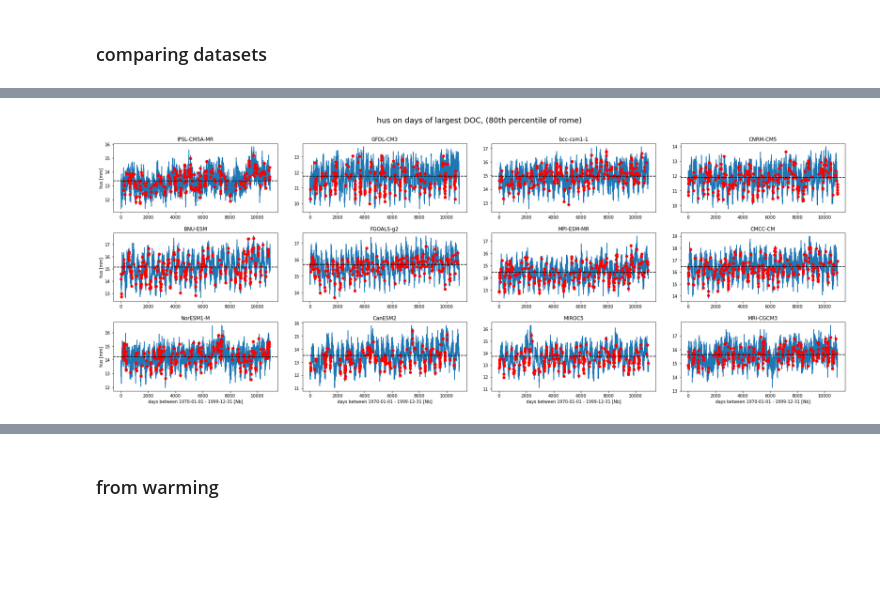
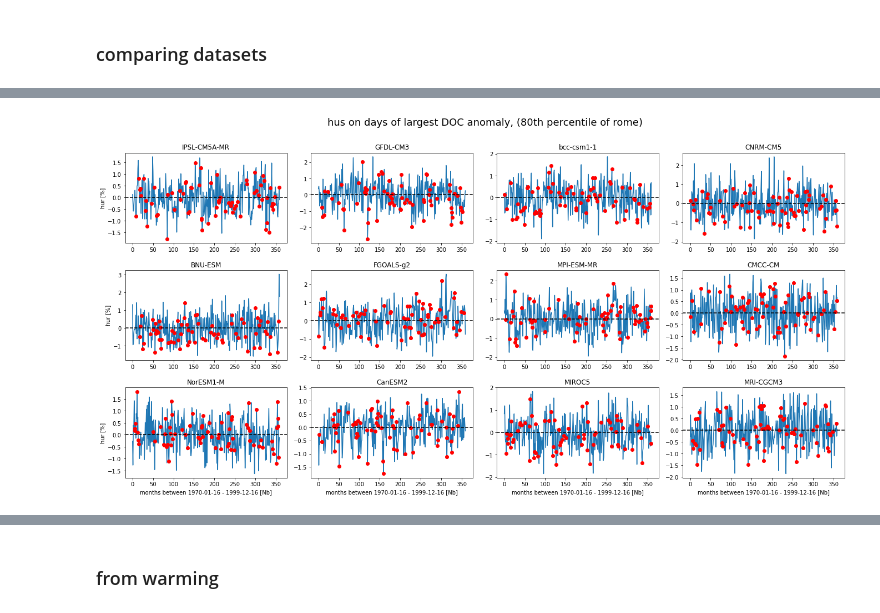
Before and after one commit to PBlackberg/phd, a Jupyter notebook: plotting/correlations/org_humidity/org_hur.ipynb, the cells around one changed output, grey strips where cells are left out. Drawn from its saved outputs; the diff is of its cells as text; code cells hidden in the pictures; blank space fills up the shorter version.

```diff
--- a/plotting/correlations/org_humidity/org_hur.ipynb
+++ b/plotting/correlations/org_humidity/org_hur.ipynb
@@ -146,7 +146,7 @@ ax.add_feature(cartopy.feature.COASTLINE)
 ax.set_extent([lon[0], lon[-1], lat[0], lat[-1]], crs=cartopy.crs.PlateCarree())
 
 pcm = ax.pcolormesh(lonm,latm, scene,transform=cartopy.crs.PlateCarree(),zorder=0, cmap='Greens', vmin=None, vmax=None)
-ax.set_title(datasets[0] + ', vertically integrated specific humidity, time:' + str(scene.coords['time'].values)[:11] )
+ax.set_title(datasets[0] + ', example of hur field, time:' + str(scene.coords['time'].values)[:11] )
 ax.set_xlabel('longitude')
 ax.set_ylabel('latitude')
 
@@ -165,7 +165,7 @@ if hus_d:
     data = data.where(wap500>0, np.nan)
     scene = data.isel(time=0)
 
-    title = 'example of {} field of ascending area at 500 hPa from model:{}, experiment:{}'.format(variable, datasets[0], experiments[0])
+    title = 'example of {} field of descending area at 500 hPa from model:{}, experiment:{}'.format(variable, datasets[0], experiments[0])
     fig= plt.figure(figsize=(17.5,8))
     ax = fig.add_subplot(projection=cartopy.crs.PlateCarree(central_longitude=180))
 
@@ -781,8 +1089,6 @@ plt.subplots_adjust(left=0.1, bottom=0.1, right=0.9, top=0.9, wspace=0.15, hspac
 # %%
 timeMean_options = [
-    # 'annual',
-    # 'monthly',
-    'daily'
+    'monthly',
     ]
 
 quantile_low = 0
@@ -794,7 +1100,9 @@ if absolute_xlimits:
     for dataset in datasets:
 
         org = get_metric(org_options[0], dataset, experiments[0], resolution=resolutions[0])[org_options[0]]
-        x = resample_timeMean(org, timeMean_options[0])
+        f = resample_timeMean(org, timeMean_options[0])
+        climatology = f.groupby('time.month').mean('time')
+        x = f.groupby('time.month') - climatology
 
         xmin = np.append(xmin, np.quantile(x, quantile_low))
         xmax = np.append(xmax, np.quantile(x, quantile_high))
@@ -811,22 +1119,20 @@ if absolute_ylimits:
     for dataset in datasets:
 
         ds = get_dsvariable(variable, dataset, experiments[0], resolution=resolutions[0])
-        data = ds[data_options[0]].sel(plev=slice(850e2,0)).fillna(0)
-        g = 9.8
-        data = xr.DataArray(
-            data= -scipy.integrate.simpson(data.data, data.plev.data, axis=1, even='last')/g,
-            dims=['time', 'lat', 'lon'],
-            coords={'time':data.time, 'lat': data.lat.data, 'lon': data.lon.data},
-            attrs={'units':'mm'}
-            )
+        data = ds['hur'].sel(plev=slice(850e2,0))
+        data = (data * data.plev).sum(dim='plev') / data.plev.sum(dim='plev')
 
         if hus_d:
             wap500 = get_dsvariable('wap', dataset, experiments[0], resolution=resolutions[0])['wap'].sel(plev = 5e4)
+            wap500 = resample_timeMean(wap500, 'monthly')
+            wap500 = wap500.assign_coords(time=data.time)
             data = data.where(wap500>0, np.nan)
 
         aWeights = np.cos(np.deg2rad(data.lat))
-        y = data.weighted(aWeights).mean(dim=('lat','lon'))
-        y = resample_timeMean(y, timeMean_options[0])
+        f = data.weighted(aWeights).mean(dim=('lat','lon'))
+        f = resample_timeMean(f, timeMean_options[0])
+        climatology = f.groupby('time.month').mean('time')
+        y = f.groupby('time.month') - climatology
 
         ymin = np.append(ymin, np.quantile(y, quantile_low))
         ymax = np.append(ymax, np.quantile(y, quantile_high))
@@ -837,8 +1143,8 @@ else:
     ymin, ymax = None, None
 
 
-fig= plt.figure(figsize=(30,17.5))
-title = 'hus on days of largest DOC, ({}th percentile of {})'.format(str(x_threshold), org_options[0])
+fig= plt.figure(figsize=(22.5,17.5))
+title = 'hus on days of largest DOC anomaly, ({}th percentile of {})'.format(str(x_threshold), org_options[0])
 
 fig.suptitle(title, fontsize=18, y=0.95)
 
@@ -846,52 +1152,52 @@ for i, dataset in enumerate(datasets):
     ax= fig.add_subplot(5,4,i+1)
     title = dataset
 
-    org = get_metric(org_options[0], dataset, experiments[0], resolution=resolutions[0])[org_options[0]]
-    x = resample_timeMean(org, timeMean_options[0])
-
-
     ds = get_dsvariable(variable, dataset, experiments[0], resolution=resolutions[0])
-    data = ds[data_options[0]].sel(plev=slice(850e2,0)).fillna(0)
-    g = 9.8
-    data = xr.DataArray(
-        data= -scipy.integrate.simpson(data.data, data.plev.data, axis=1, even='last')/g,
-        dims=['time', 'lat', 'lon'],
-        coords={'time':data.time, 'lat': data.lat.data, 'lon': data.lon.data},
-        attrs={'units':'mm'}
-        )
+    data = ds['hur'].sel(plev=slice(850e2,0))
+    data = (data * data.plev).sum(dim='plev') / data.plev.sum(dim='plev')
 
     if hus_d:
         wap500 = get_dsvariable('wap', dataset, experiments[0], resolution=resolutions[0])['wap'].sel(plev = 5e4)
+        wap500 = resample_timeMean(wap500, 'monthly')
+        wap500 = wap500.assign_coords(time=data.time)
         data = data.where(wap500>0, np.nan)
 
     aWeights = np.cos(np.deg2rad(data.lat))
-    y = data.weighted(aWeights).mean(dim=('lat','lon'))
-    y = resample_timeMean(y, timeMean_options[0])
+    f = data.weighted(aWeights).mean(dim=('lat','lon'))
+    f = resample_timeMean(f, timeMean_options[0])
+    climatology = f.groupby('time.month').mean('time')
+    y = f.groupby('time.month') - climatology
 
-    x_threshold = 97.5
+    org = get_metric(org_options[0], dataset, experiments[0], resolution=resolutions[0])[org_options[0]]
+    f = resample_timeMean(org, timeMean_options[0])
+    f = f.assign_coords(time=y.time)
+    climatology = f.groupby('time.month').mean('time')
+    x = f.groupby('time.month') - climatology
+
+    x_threshold = 80
     x_prctile = np.percentile(x, x_threshold)
     x_org= np.squeeze(np.argwhere(x.data>=x_prctile)) # positive anomalies are where DOC exceed the monthly mean
 
     x_data= np.arange(0,len(y))
 
+    label = 'Included in {}th percentile {}'.format(str(x_threshold), org_options[0])
+
     ax.plot(x_data,y, zorder=0,label=data_options[0])
     ax.scatter(x_org, y[x_org], label=label, color='r')
     ax.axhline(y=np.mean(y), color='k', linestyle = '--')
-
-    label = 'Included in {}th percentile {}'.format(str(x_threshold), org_options[0])
 
     plt.title(dataset)
     plt.xlim(xmin, xmax)
     plt.ylim(ymin, ymax)
 
     if (len(datasets)-i)<=4:
-        xlabel = 'days between ' + str(data.coords['time'][0].values)[:10] +' - '+ str(data.coords['time'][-1].values)[:10] + ' [Nb]'
+        xlabel = 'months between ' + str(data.coords['time'][0].values)[:10] +' - '+ str(data.coords['time'][-1].values)[:10] + ' [Nb]'
         plt.xlabel(xlabel)
 
     if i== 0 or i==4 or i==8 or i==12 or i==16:
-        ylabel = '{} [{}]'.format(data_options[0], data.units)
+        ylabel = '{} [{}]'.format(data_options[0], '%')
         plt.ylabel(ylabel)
 
 plt.subplots_adjust(left=0.1, bottom=0.1, right=0.9, top=0.9, wspace=0.15, hspace=0.3)
 # %% [output]
-[figure, old version]
+[figure, new version]
```
Also changed, not shown: parts of 12 cells of this notebook, 17 other files.
